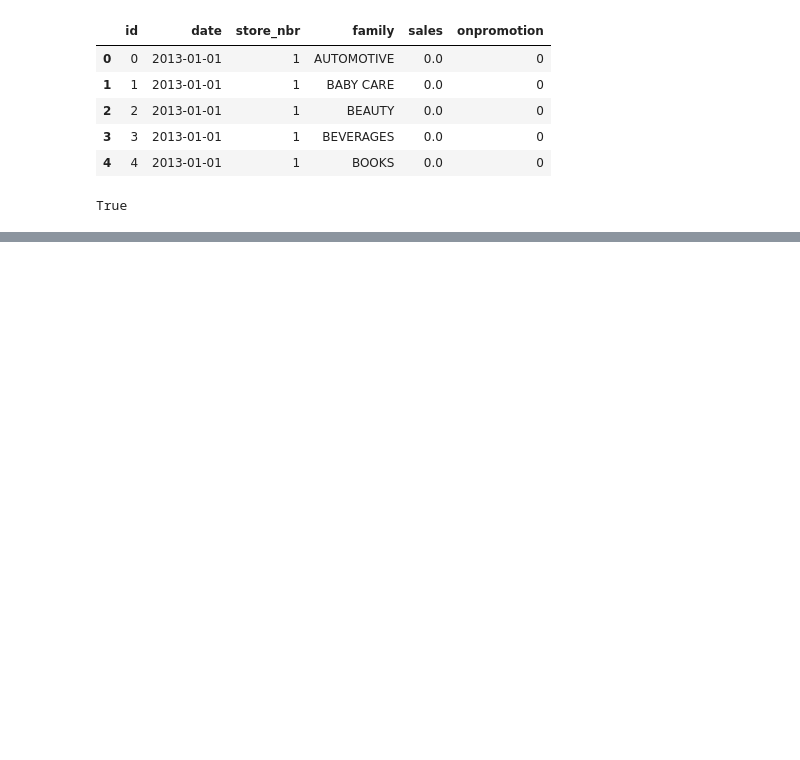
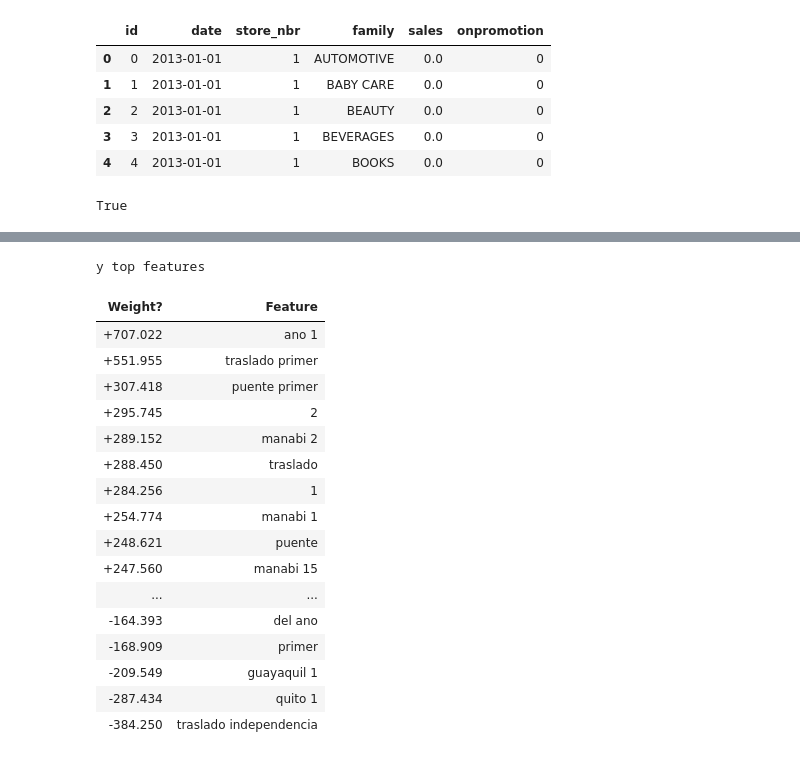
Before and after one commit to VidWantsToDevelop/Kaggle_Solutions, a Jupyter notebook: Competitions/data/StoreSalesTimeSeriesForecasting/SSTSF_model.ipynb, the cells around one changed output, grey strips where cells are left out. Saved outputs shown, nothing was run; the diff lists cells and outputs as text; code cells hidden in the pictures; blank space fills up the shorter version.

```diff
--- a/Competitions/data/StoreSalesTimeSeriesForecasting/SSTSF_model.ipynb
+++ b/Competitions/data/StoreSalesTimeSeriesForecasting/SSTSF_model.ipynb
@@ -117,16 +123,19 @@ memory usage: 41.8+ MB
 
 def predict_oil(df):
 
- df = df.drop(["description"], axis = 1)
+ first_copy = df.copy()
+ first_copy = first_copy.drop(['description', "transactions"], axis = 1)
 
- oil_test_data = df[df["dcoilwtico"].isnull()]
- copy = df.copy()
- copy.dropna(inplace=True)
+ oil_test_data = first_copy[first_copy["dcoilwtico"].isnull()]
+ second_copy = first_copy.copy()
+ second_copy.dropna(inplace=True)
 
- oil_y_train = copy["dcoilwtico"]
- oil_x_train = copy.drop(['dcoilwtico'], axis = 1)
+ oil_y_train = second_copy["dcoilwtico"]
+ oil_x_train = second_copy.drop(['dcoilwtico'], axis = 1)
  oil_x_test = oil_test_data.drop(['dcoilwtico'], axis = 1)
 
+ print(oil_y_train.shape)
+ print(oil_x_train.shape)
  model = LinearRegression()
  model.fit(oil_x_train, oil_y_train)
 
@@ -136,8 +145,6 @@ def predict_oil(df):
 
  print(oil_y_test)
 
- series_y_test = pd.Series(oil_y_test)
-
  indices = df[df["dcoilwtico"].isnull()].index
 
  for fill_index, dataframe_index in enumerate(indices):
@@ -146,4 +153,5 @@ def predict_oil(df):
  return df
 
 train = predict_oil(train)
+test = predict_oil(test)
 # %% [output]
@@ -182,6 +278,40 @@ def f_eng(df):
 
 train = f_eng(train)
 test = f_eng(test)
+# %%
+# Find the words that have the most impact on the amount of sales
+
+vectorizer = TfidfVectorizer(
+ sublinear_tf = True,
+ analyzer = "word",
+ token_pattern = r"\w{1,}",
+ ngram_range = (1,2),
+ min_df = 5
+)
+
+description_text = vectorizer.fit_transform(train['description'].fillna(""))
+model = LinearRegression()
+model.fit(description_text, train["sales"])
+eli5.show_weights(model, vec = vectorizer, top = 20, feature_filter = lambda x: x != '<BIAS>')
+# %% [output]
+y top features
+| Weight? | Feature |
+| +707.022 | ano 1 |
+| +551.955 | traslado primer |
+| +307.418 | puente primer |
+| +295.745 | 2 |
+| +289.152 | manabi 2 |
+| +288.450 | traslado |
+| +284.256 | 1 |
+| +254.774 | manabi 1 |
+| +248.621 | puente |
+| +247.560 | manabi 15 |
+| ... | ... |
+| -164.393 | del ano |
+| -168.909 | primer |
+| -209.549 | guayaquil 1 |
+| -287.434 | quito 1 |
+| -384.250 | traslado independencia |
 # %%
 train.corr().style.background_gradient("YlOrBr")
 # %% [output]
```
Also changed, not shown: parts of 14 cells of this notebook.
